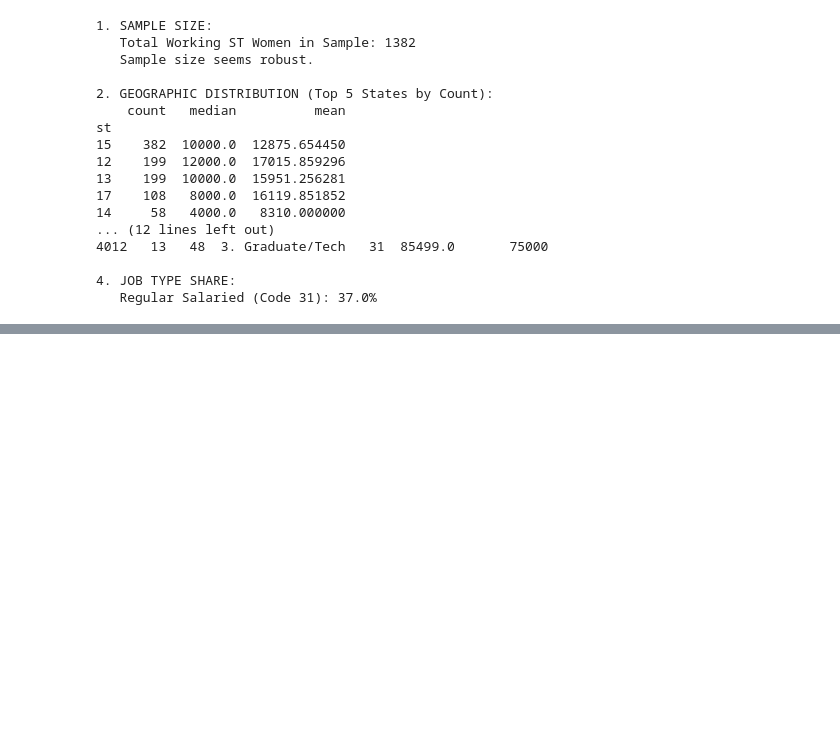
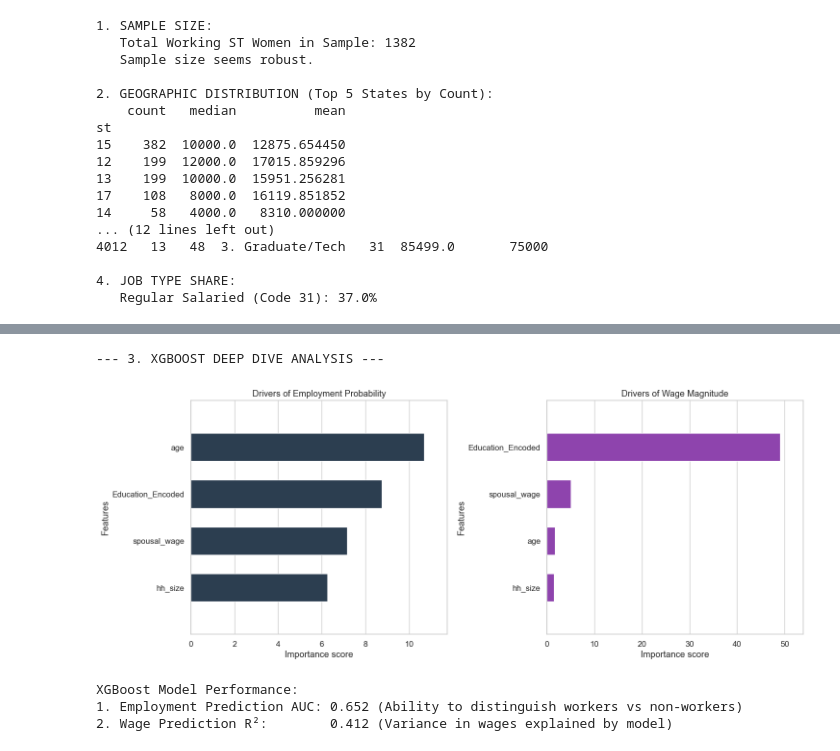
Before and after one commit to ShubhamBhut/PLFS-Analysis---LE-Assignment, a Jupyter notebook: analysis.ipynb, the cells around one changed output, grey strips where cells are left out. Saved outputs shown, nothing was run; the diff lists cells and outputs as text; code cells hidden in the pictures; blank space fills up the shorter version.

```diff
--- a/analysis.ipynb
+++ b/analysis.ipynb
@@ -703,3 +1123,64 @@ Passing `palette` without assigning `hue` is deprecated and will be removed in v
+# %%
+print("\n--- 3. XGBOOST DEEP DIVE ANALYSIS ---")
+
+# --- A. CLASSIFICATION (Who works?) ---
+# Scale_pos_weight is crucial for imbalanced datasets (if fewer women work than don't)
+scale_weight = (len(y_train) - sum(y_train)) / sum(y_train)
+
+xgb_clf = xgb.XGBClassifier(
+    n_estimators=200,
+    learning_rate=0.05,
+    max_depth=6,
+    scale_pos_weight=scale_weight, # Handles class imbalance automatically
+    use_label_encoder=False,
+    eval_metric='logloss',
+    random_state=42
+)
+
+xgb_clf.fit(X_train, y_train)
+
+# --- B. REGRESSION (How much do they earn?) ---
+xgb_reg = xgb.XGBRegressor(
+    n_estimators=200,
+    learning_rate=0.05,
+    max_depth=5,
+    objective='reg:squarederror',
+    random_state=42
+)
+
+xgb_reg.fit(X_train_w, y_train_w)
+
+# --- C. PROFESSIONAL VISUALIZATION OF DRIVERS ---
+fig, axes = plt.subplots(1, 2, figsize=(15, 6))
+
+# Plot 1: Classification Drivers (Employment)
+xgb.plot_importance(xgb_clf, ax=axes[0], height=0.6, importance_type='gain',
+                   title='Drivers of Employment Probability', color='#2c3e50', show_values=False)
+axes[0].grid(False, axis='y')
+
+# Plot 2: Regression Drivers (Wages)
+xgb.plot_importance(xgb_reg, ax=axes[1], height=0.6, importance_type='gain',
+                   title='Drivers of Wage Magnitude', color='#8e44ad', show_values=False)
+axes[1].grid(False, axis='y')
+
+plt.tight_layout()
+plt.show()
+
+# --- D. INSIGHT GENERATION ---
+from sklearn.metrics import roc_auc_score, r2_score
+
+auc_score = roc_auc_score(y_test, xgb_clf.predict_proba(X_test)[:, 1])
+r2_wage = r2_score(y_test_w, xgb_reg.predict(X_test_w))
+
+print(f"XGBoost Model Performance:")
+print(f"1. Employment Prediction AUC: {auc_score:.3f} (Ability to distinguish workers vs non-workers)")
+print(f"2. Wage Prediction R²:        {r2_wage:.3f} (Variance in wages explained by model)")
+# %% [output]
+--- 3. XGBOOST DEEP DIVE ANALYSIS ---
+[figure, added]
+XGBoost Model Performance:
+1. Employment Prediction AUC: 0.652 (Ability to distinguish workers vs non-workers)
+2. Wage Prediction R²:        0.412 (Variance in wages explained by model)
 # %%
 def heteroscedascity(df, feature, label):
     from statsmodels.stats.diagnostic import het_breuschpagan
```
Also changed, not shown: parts of 14 cells of this notebook, 1 other file.
